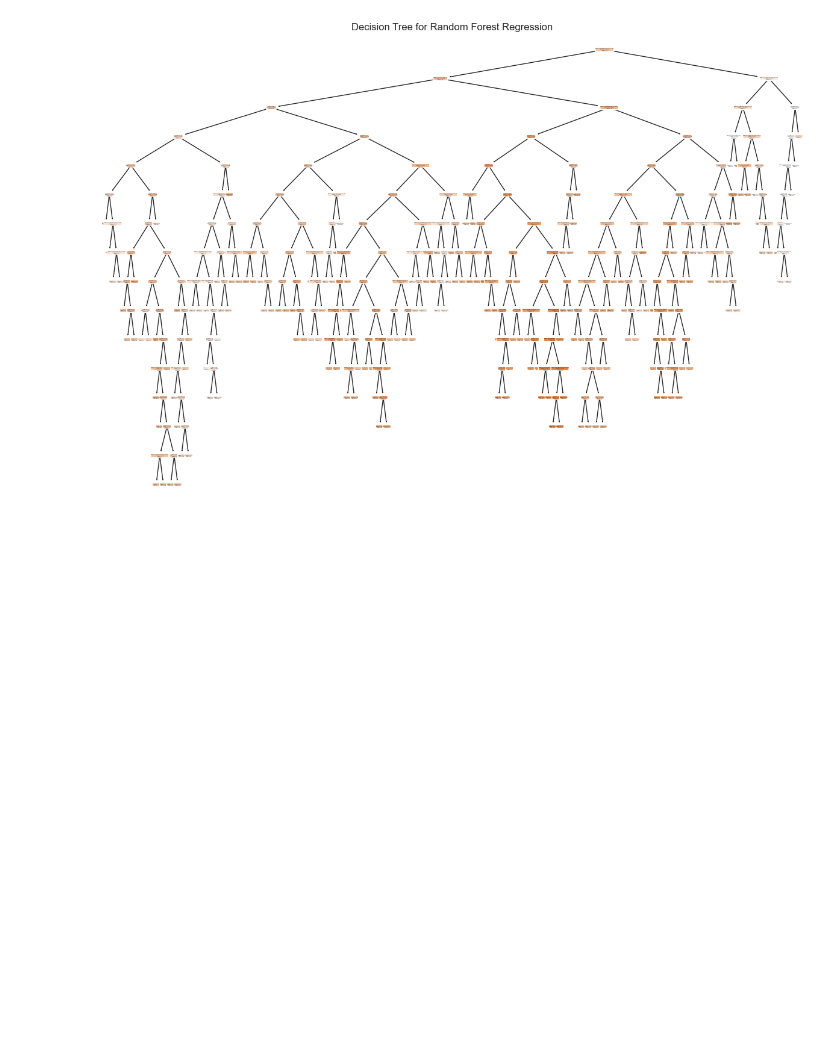
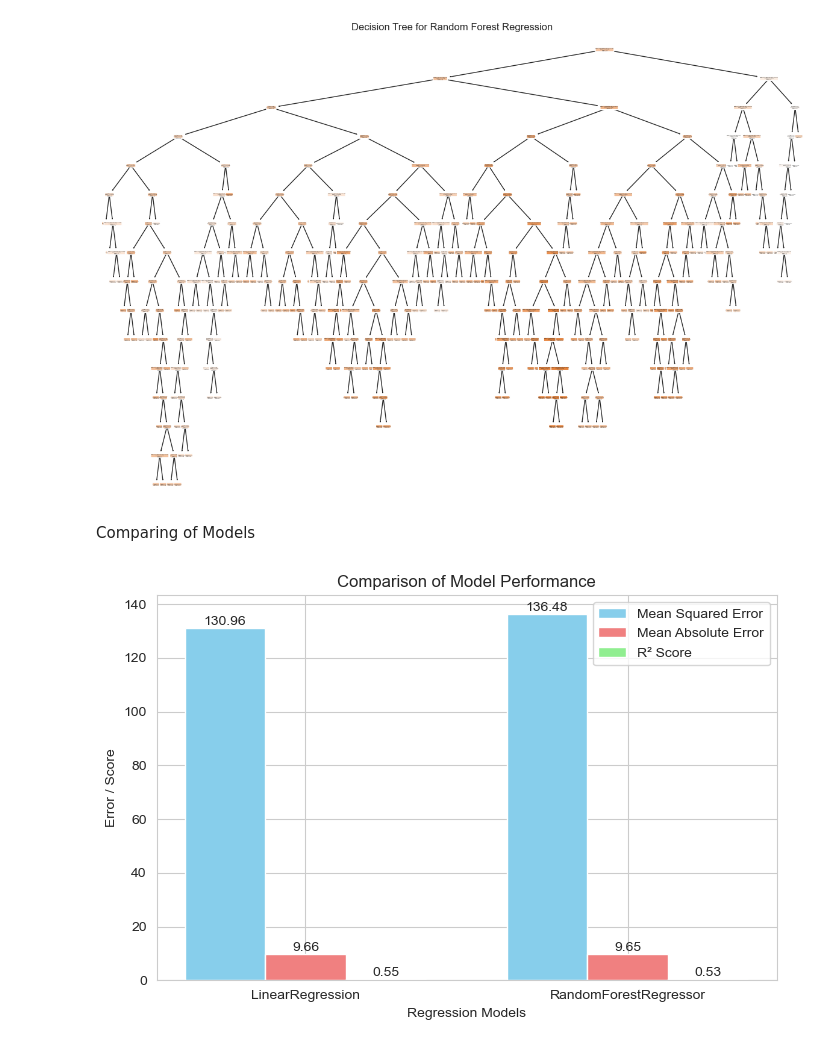
Before and after one commit to jagadabhijaswanth/Real-Estate-Price-Prediction, a Jupyter notebook: model.ipynb, the cells around one changed output. Saved outputs shown, nothing was run; the diff lists cells and outputs as text; code cells hidden in the pictures; blank space fills up the shorter version.

Commit message:
modelscomparision

```diff
--- a/model.ipynb
+++ b/model.ipynb
@@ -245,3 +237,35 @@ plt.title('Decision Tree for Random Forest Regression')
 plt.show()
 # %% [output]
 [figure]
+# %% [markdown]
+Comparing of Models
+# %%
+models = ['LinearRegression', 'RandomForestRegressor']
+mse_values = [Mean_Square_Error,Mean_Square_Error_Random_Forest]
+mae_values = [Mean_Absolute_Error,Mean_Absolute_Error_Random_Forest]
+r2_score = [R2_Score,R2_Score_Random_Forest]
+
+x = np.arange(len(models))
+width = 0.25
+
+fig, ax = plt.subplots(figsize=(8, 5))
+
+bars1 = ax.bar(x - width, mse_values, width, label="Mean Squared Error", color="skyblue")
+bars2 = ax.bar(x, mae_values, width, label="Mean Absolute Error", color="lightcoral")
+bars3 = ax.bar(x + width, r2_values, width, label="R² Score", color="lightgreen")
+
+ax.set_xlabel("Regression Models")
+ax.set_ylabel("Error / Score")
+ax.set_title("Comparison of Model Performance")
+ax.set_xticks(x)
+ax.set_xticklabels(models,)
+ax.legend()
+
+for bars in [bars1, bars2, bars3]:
+    for bar in bars:
+        height = bar.get_height()
+        ax.text(bar.get_x() + bar.get_width()/2, height, f"{height:.2f}", ha='center', va='bottom', fontsize=10)
+
+plt.show()
+# %% [output]
+[figure, added]
```
Also changed, not shown: parts of 6 cells of this notebook.
